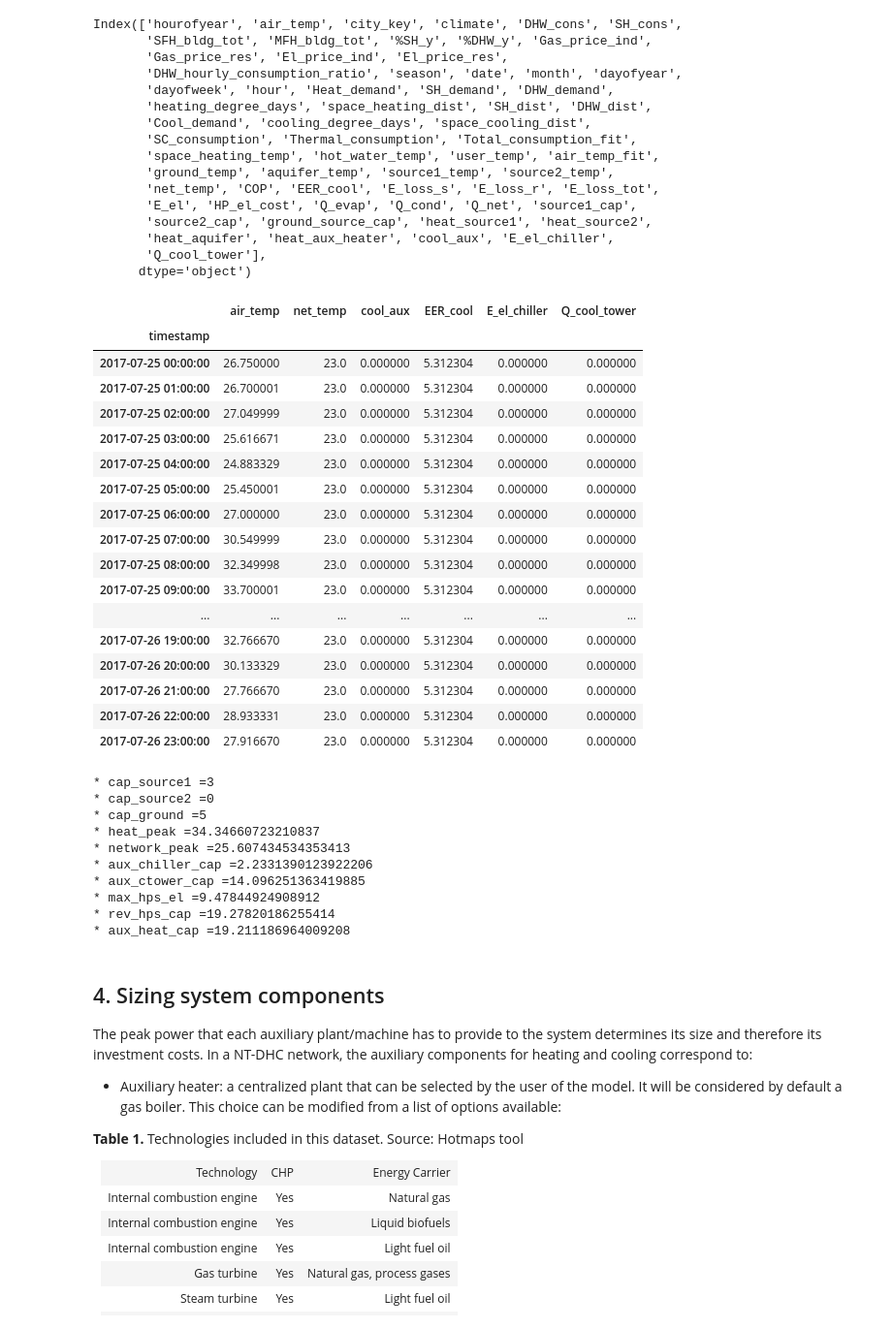
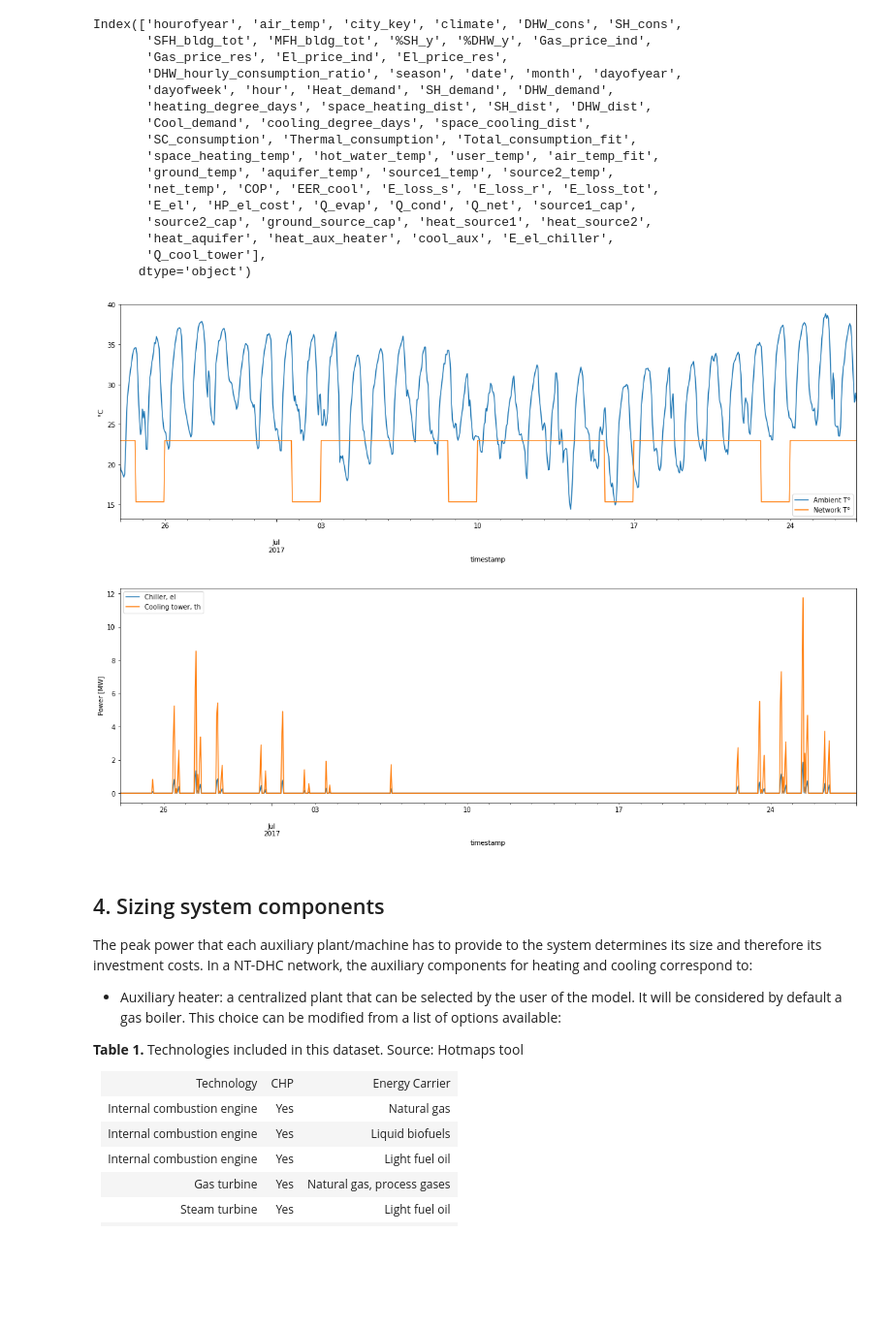
Before and after one commit to fernandobperezm/data-and-results-visualization, a Jupyter notebook: Data Processing.ipynb, the cells around one changed output. Shown at 97% size. Cells and saved outputs as stored; diff of their text form; code cells hidden in the pictures; blank space fills up the shorter version.

```diff
--- a/Data Processing.ipynb
+++ b/Data Processing.ipynb
@@ -982,3 +959,5 @@ def calculate_chiller_el(air_temp, net_temp, cool_aux, EER_cool):
         E_el_chiller = 0
 
     return pd.Series({'E_el_chiller': E_el_chiller})
+# %%
+dataset[['E_el_chiller']] = dataset.apply(lambda fila: calculate_chiller_el(fila.air_temp,fila.net_temp,fila.cool_aux, fila.EER_cool), axis=1 , result_type='expand')
@@ -1010,27 +1005,17 @@ Index(['hourofyear', 'air_temp', 'city_key', 'climate', 'DHW_cons', 'SH_cons',
        'heat_aquifer', 'heat_aux_heater', 'cool_aux', 'E_el_chiller',
        'Q_cool_tower'],
       dtype='object')
-# %%
-dataset['2017-07-25':'2017-07-26'][['air_temp','net_temp','cool_aux','EER_cool','E_el_chiller','Q_cool_tower']]
-# %% [output]
-|  | air_temp | net_temp | cool_aux | EER_cool | E_el_chiller | Q_cool_tower |
-| timestamp |  |  |  |  |  |  |
-| 2017-07-25 00:00:00 | 26.750000 | 23.0 | 0.000000 | 5.312304 | 0.000000 | 0.000000 |
-| 2017-07-25 01:00:00 | 26.700001 | 23.0 | 0.000000 | 5.312304 | 0.000000 | 0.000000 |
-| 2017-07-25 02:00:00 | 27.049999 | 23.0 | 0.000000 | 5.312304 | 0.000000 | 0.000000 |
-| 2017-07-25 03:00:00 | 25.616671 | 23.0 | 0.000000 | 5.312304 | 0.000000 | 0.000000 |
-| 2017-07-25 04:00:00 | 24.883329 | 23.0 | 0.000000 | 5.312304 | 0.000000 | 0.000000 |
-| 2017-07-25 05:00:00 | 25.450001 | 23.0 | 0.000000 | 5.312304 | 0.000000 | 0.000000 |
-| 2017-07-25 06:00:00 | 27.000000 | 23.0 | 0.000000 | 5.312304 | 0.000000 | 0.000000 |
-| 2017-07-25 07:00:00 | 30.549999 | 23.0 | 0.000000 | 5.312304 | 0.000000 | 0.000000 |
-| 2017-07-25 08:00:00 | 32.349998 | 23.0 | 0.000000 | 5.312304 | 0.000000 | 0.000000 |
-| 2017-07-25 09:00:00 | 33.700001 | 23.0 | 0.000000 | 5.312304 | 0.000000 | 0.000000 |
-| ... | ... | ... | ... | ... | ... | ... |
-| 2017-07-26 19:00:00 | 32.766670 | 23.0 | 0.000000 | 5.312304 | 0.000000 | 0.000000 |
-| 2017-07-26 20:00:00 | 30.133329 | 23.0 | 0.000000 | 5.312304 | 0.000000 | 0.000000 |
-| 2017-07-26 21:00:00 | 27.766670 | 23.0 | 0.000000 | 5.312304 | 0.000000 | 0.000000 |
-| 2017-07-26 22:00:00 | 28.933331 | 23.0 | 0.000000 | 5.312304 | 0.000000 | 0.000000 |
-| 2017-07-26 23:00:00 | 27.916670 | 23.0 | 0.000000 | 5.312304 | 0.000000 | 0.000000 |
+# %%
+ax=dataset['2017-06-24':'2017-07-26'][['air_temp','net_temp']].plot(figsize=(20,6))
+ax.set_ylabel("°C")
+ax.legend(["Ambient T°", "Network T°"]);
+
+ax=dataset['2017-06-24':'2017-07-27'][['E_el_chiller','Q_cool_tower', 'heat_aquifer']].plot(figsize=(20,6))
+ax.set_ylabel("Power [MW]")
+ax.legend(["Chiller, el","Cooling tower, th","Ground"]);
+# %% [output]
+[figure, added]
+[figure, added]
 # %%
 # Safety factors for oversizing. Source: Flexynets tool
 SF_cent_heater =1.0
@@ -1061,17 +1046,6 @@ print(f"* {cap_source1 =}\n"
      )
 
 data_cap =pd.DataFrame()
-# %% [output]
-* cap_source1 =3
-* cap_source2 =0
-* cap_ground =5
-* heat_peak =34.34660723210837
-* network_peak =25.607434534353413
-* aux_chiller_cap =2.2331390123922206
-* aux_ctower_cap =14.096251363419885
-* max_hps_el =9.47844924908912
-* rev_hps_cap =19.27820186255414
-* aux_heat_cap =19.211186964009208
 # %% [markdown]
 ## 4. Sizing system components
 
```
Also changed, not shown: parts of 11 cells of this notebook, 6 other files.
